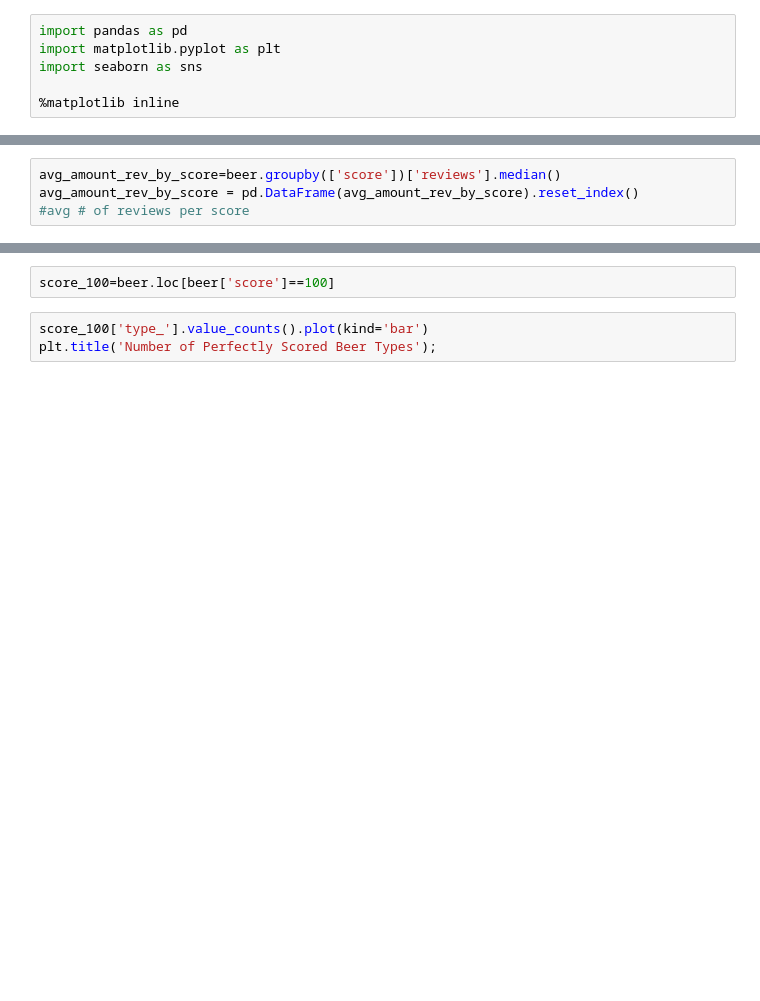
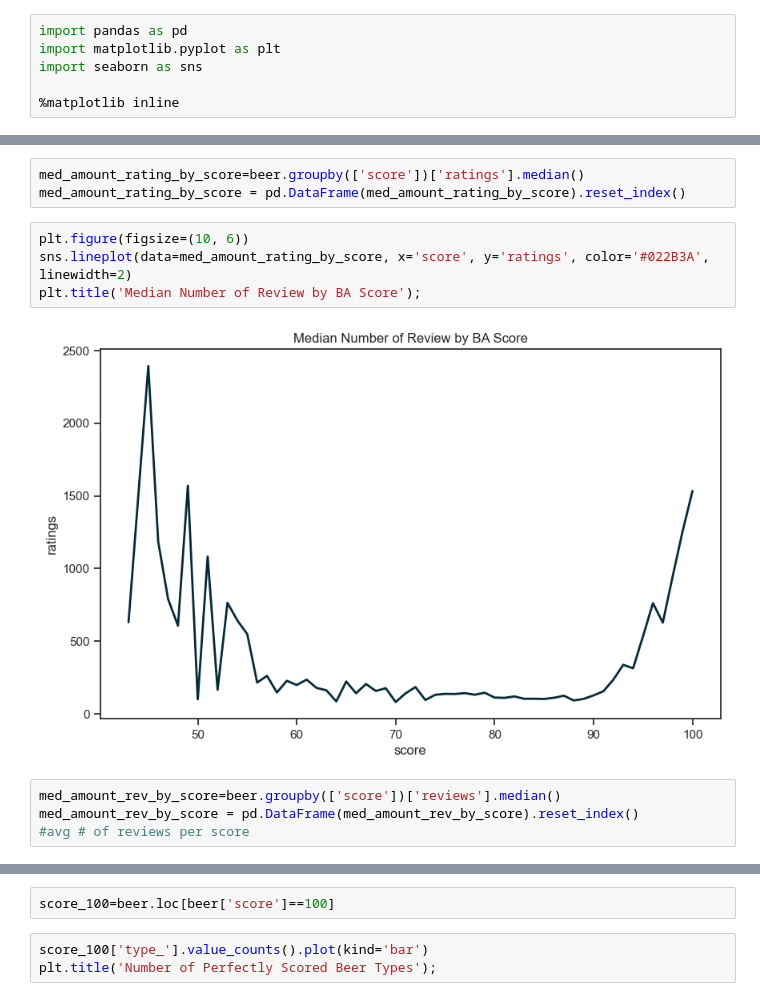
Before and after one commit to megyg6/sovereign-of-suds, a Jupyter notebook: notebooks/sov_beer_eda_2.ipynb, the cells around one changed output, grey strips where cells are left out. Cells and saved outputs as stored; diff of their text form; blank space fills up the shorter version.

```diff
--- a/notebooks/sov_beer_eda_2.ipynb
+++ b/notebooks/sov_beer_eda_2.ipynb
@@ -53,6 +156,15 @@ beer.plot(kind = 'scatter',
+# %%
+med_amount_rating_by_score=beer.groupby(['score'])['ratings'].median()
+med_amount_rating_by_score = pd.DataFrame(med_amount_rating_by_score).reset_index()
+# %%
+plt.figure(figsize=(10, 6))
+sns.lineplot(data=med_amount_rating_by_score, x='score', y='ratings', color='#022B3A', linewidth=2)
+plt.title('Median Number of Review by BA Score');
+# %% [output]
+[figure, added]
 # %%
-avg_amount_rev_by_score=beer.groupby(['score'])['reviews'].median()
-avg_amount_rev_by_score = pd.DataFrame(avg_amount_rev_by_score).reset_index()
+med_amount_rev_by_score=beer.groupby(['score'])['reviews'].median()
+med_amount_rev_by_score = pd.DataFrame(med_amount_rev_by_score).reset_index()
 #avg # of reviews per score
 # %%
 plt.figure(figsize=(10, 6))
```
Also changed, not shown: parts of 37 cells of this notebook.
